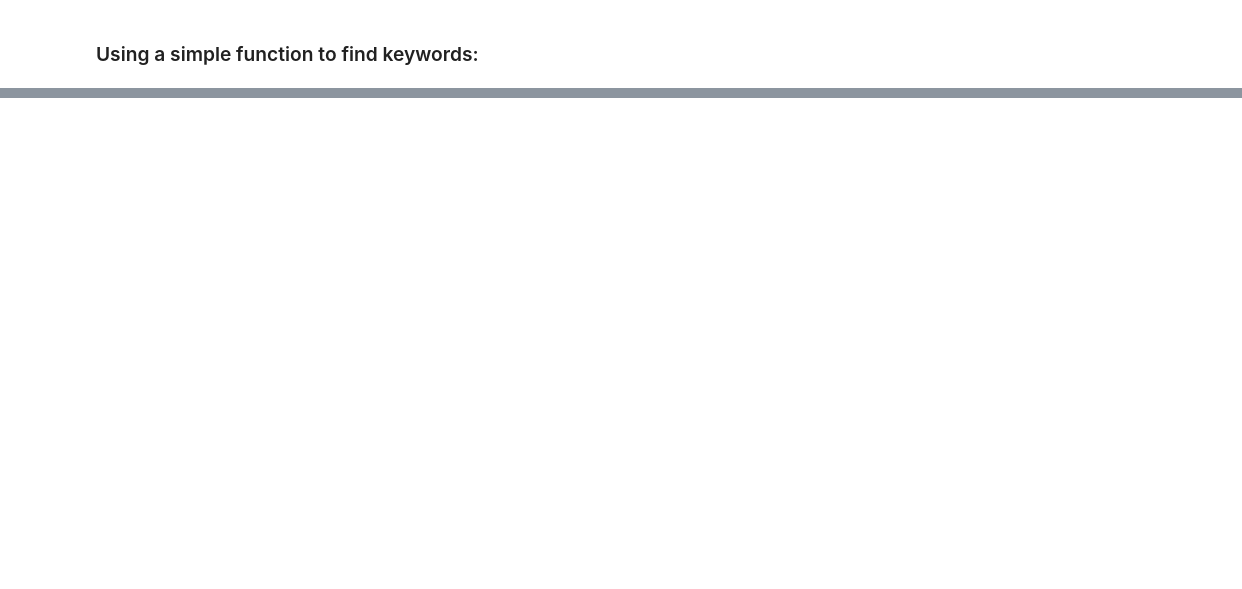
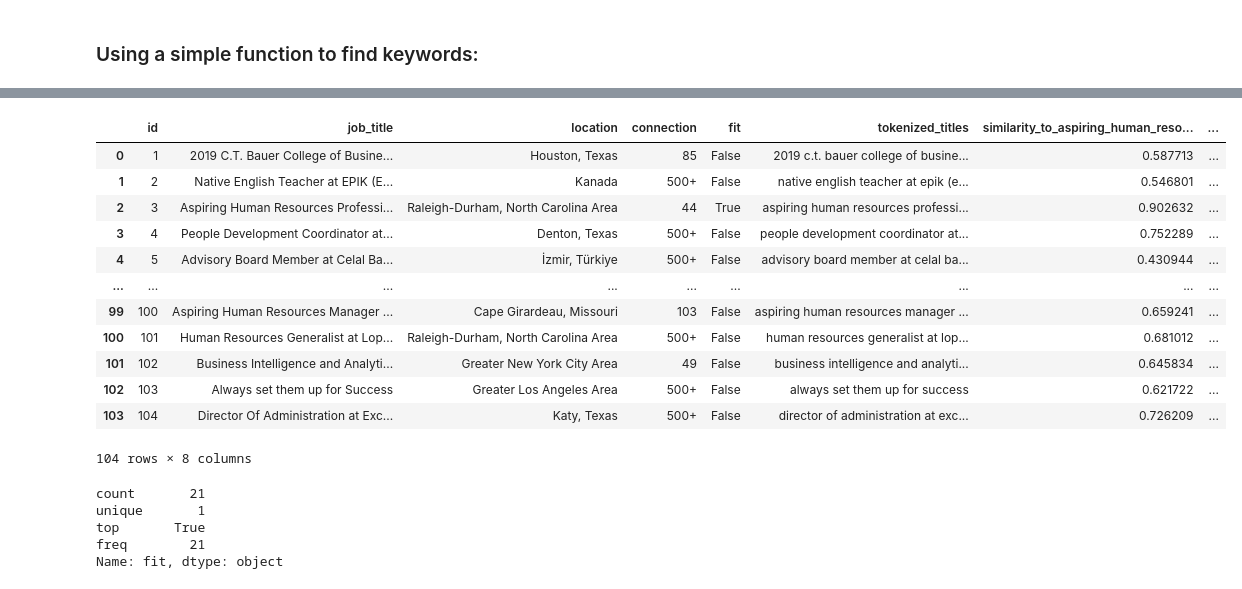
Before and after one commit to hugofmonteiro/NLP-TalentAcquisition-Project, a Jupyter notebook: notebooks/talentAcquisition.ipynb, the cells around one changed output, grey strips where cells are left out. Drawn from its saved outputs; the diff is of its cells as text; code cells hidden in the pictures; blank space fills up the shorter version.

```diff
--- a/notebooks/talentAcquisition.ipynb
+++ b/notebooks/talentAcquisition.ipynb
@@ -69,0 +230,33 @@ merged_df.head()
+# %%
+# Compute BERT embeddings for key phrases
+key_phrase_embeddings = [bert_encode(phrase) for phrase in key_phrases]
+# %%
+# Function to calculate cosine similarity
+def cosine_similarity(vec1, vec2):
+    return 1 - cosine(vec1, vec2)
+# %%
+# Calculate similarity and classify
+threshold = 0.8
+for idx, phrase in enumerate(key_phrases):
+    phrase_embedding = key_phrase_embeddings[idx]
+    df['similarity_to_' + phrase.replace(" ", "_")] = df['tokenized_titles'].apply(
+        lambda x: cosine_similarity(bert_encode(x), phrase_embedding)
+    )
+# %%
+df['fit'] = df[[col for col in df if col.startswith('similarity_to')]].max(axis=1) >= threshold
+# %%
+df
+# %% [output]
+|  | id | job_title | location | connection | fit | tokenized_titles | similarity_to_aspiring_human_reso... | ... |
+| 0 | 1 | 2019 C.T. Bauer College of Busine... | Houston, Texas | 85 | False | 2019 c.t. bauer college of busine... | 0.587713 | ... |
+| 1 | 2 | Native English Teacher at EPIK (E... | Kanada | 500+ | False | native english teacher at epik (e... | 0.546801 | ... |
+| 2 | 3 | Aspiring Human Resources Professi... | Raleigh-Durham, North Carolina Area | 44 | True | aspiring human resources professi... | 0.902632 | ... |
+| 3 | 4 | People Development Coordinator at... | Denton, Texas | 500+ | False | people development coordinator at... | 0.752289 | ... |
+| 4 | 5 | Advisory Board Member at Celal Ba... | İzmir, Türkiye | 500+ | False | advisory board member at celal ba... | 0.430944 | ... |
+| ... | ... | ... | ... | ... | ... | ... | ... | ... |
+| 99 | 100 | Aspiring Human Resources Manager ... | Cape Girardeau, Missouri | 103 | False | aspiring human resources manager ... | 0.659241 | ... |
+| 100 | 101 | Human Resources Generalist at Lop... | Raleigh-Durham, North Carolina Area | 500+ | False | human resources generalist at lop... | 0.681012 | ... |
+| 101 | 102 | Business Intelligence and Analyti... | Greater New York City Area | 49 | False | business intelligence and analyti... | 0.645834 | ... |
+| 102 | 103 | Always set them up for Success | Greater Los Angeles Area | 500+ | False | always set them up for success | 0.621722 | ... |
+| 103 | 104 | Director Of Administration at Exc... | Katy, Texas | 500+ | False | director of administration at exc... | 0.726209 | ... |
+104 rows × 8 columns
@@ -69,0 +265,8 @@ merged_df.head()
+# %%
+df_fit['fit'].describe()
+# %% [output]
+count       21
+unique       1
+top       True
+freq        21
+Name: fit, dtype: object
```
Also changed, not shown: parts of 58 cells of this notebook, 1 other file.
